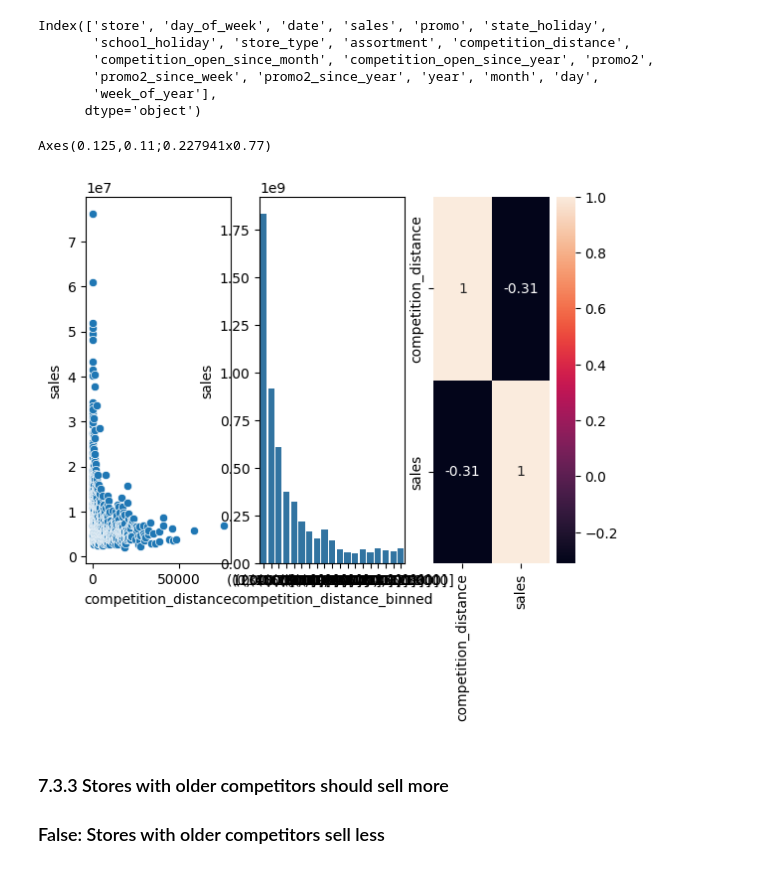
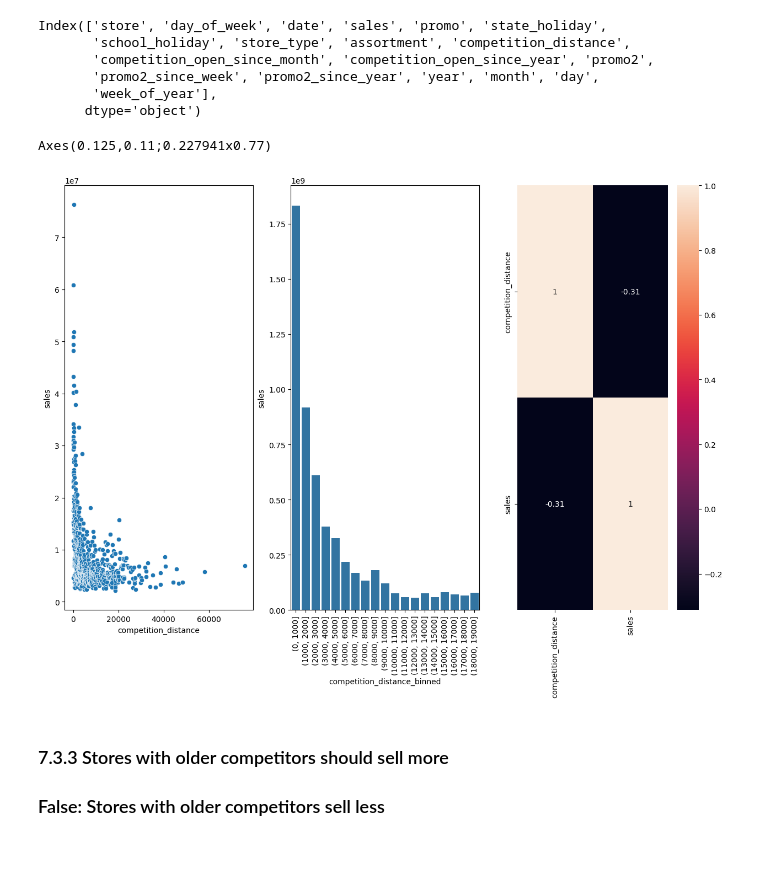
Before and after one commit to thalesluizbraga/eda_rossmann, a Jupyter notebook: eda_rossmann.ipynb, the cells around one changed output. Cells and saved outputs as stored; diff of their text form; code cells hidden in the pictures.

```diff
--- a/eda_rossmann.ipynb
+++ b/eda_rossmann.ipynb
@@ -346,27 +350,31 @@ Index(['store', 'day_of_week', 'date', 'sales', 'promo', 'state_holiday',
        'week_of_year'],
       dtype='object')
 # %%
+figsize=(15,10)
+plt.figure(figsize=figsize)
+
 plt.subplot(1,3,1)
 competition_distance_grouped = df4[['competition_distance', 'sales']].groupby( 'competition_distance' ).sum().reset_index()
 print(sns.scatterplot(x='competition_distance', y='sales', data=competition_distance_grouped))
 
 bins = list(np.arange(0,20000,1000)) # Create bins
 competition_distance_grouped['competition_distance_binned'] = pd.cut(competition_distance_grouped
                                                                      ['competition_distance'],
                                                                      bins=bins)
 
 plt.subplot(1,3,2)
 competition_distance_bins_grouped = competition_distance_grouped[['competition_distance_binned', 'sales']].groupby(
                                     'competition_distance_binned').sum().reset_index()
 sns.barplot(x='competition_distance_binned', y='sales', data=competition_distance_bins_grouped)
+plt.xticks(rotation=90)
 
 
 plt.subplot(1,3,3)
 sns.heatmap(competition_distance_grouped[['competition_distance','sales']].corr(method='pearson'), annot=True)
 plt.xticks(rotation=90);
 # %% [output]
 Axes(0.125,0.11;0.227941x0.77)
-[figure, old version]
+[figure, new version]
 # %% [markdown]
 ### 7.3.3 Stores with older competitors should sell more
 
```
Also changed, not shown: parts of 15 cells of this notebook, 2 other files.
